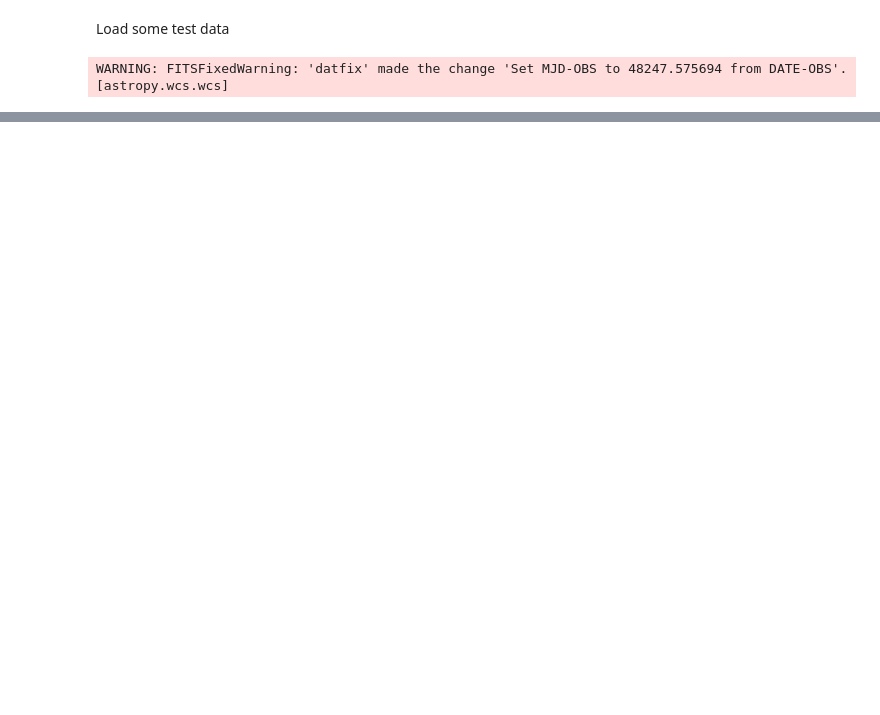
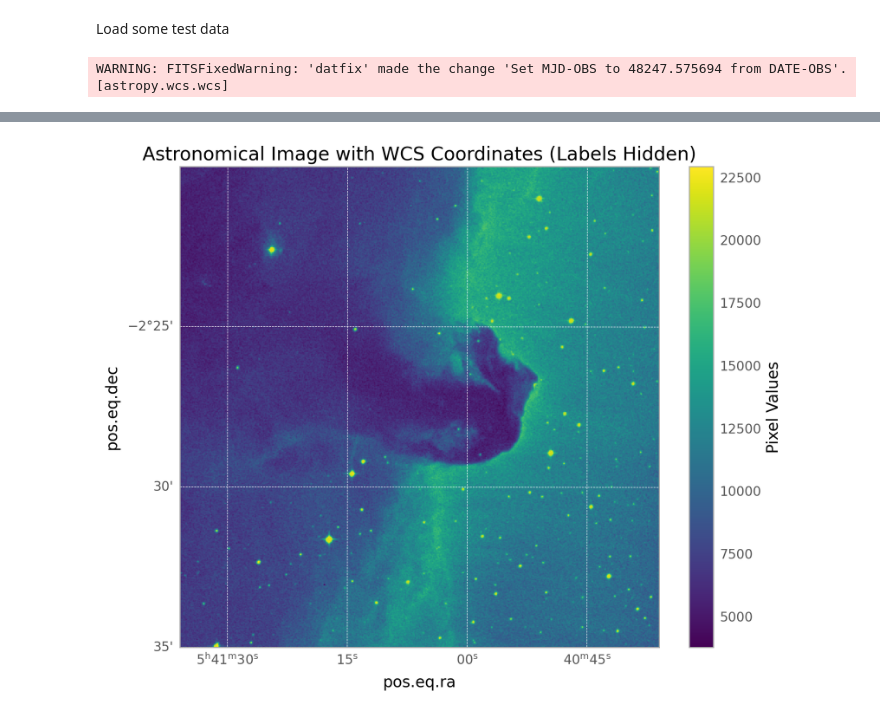
Before and after one commit to Chisen-Lupus/astro-utils, a Jupyter notebook: demo.ipynb, the cells around one changed output, grey strips where cells are left out. Saved outputs shown, nothing was run; the diff lists cells and outputs as text; code cells hidden in the pictures; blank space fills up the shorter version.

```diff
--- a/demo.ipynb
+++ b/demo.ipynb
@@ -61,0 +410,50 @@ VBox(children=(HBox(children=(ToggleButtons(layout=Layout(height='33px', width='
+# %%
+import numpy as np
+import matplotlib.pyplot as plt
+from astropy.io import fits
+from astropy.wcs import WCS
+
+# Load a FITS image (replace with your actual FITS file)
+hdulist = fits.open(image_file)
+data = hdulist[0].data
+header = hdulist[0].header
+
+# Create WCS object from the header
+wcs = WCS(header)
+
+# Close the FITS file
+hdulist.close()
+
+# Create a figure and a set of subplots with WCS projection
+fig = plt.figure(figsize=(10, 8))
+ax = fig.add_subplot(111, projection=wcs)
+
+# Plot the image data
+im = ax.imshow(data, cmap='viridis', origin='lower')
+
+# Add WCS grid
+ax.grid(color='white', linestyle='--', linewidth=0.5)
+
+# Set axis labels to empty strings to hide them
+ax.coords[0].set_axislabel('')  # Hide the RA label
+ax.coords[1].set_axislabel_visibility_rule('labels')
+ax.set_ylabel('1')
+ax.coords[1].set_axislabel('')  # Hide the Dec label
+
+# Optionally, set the tick label format
+# ax.coords[0].set_ticklabel_format(formatter='hh:mm:ss')  # RA in hours:minutes:seconds
+# ax.coords[1].set_ticklabel_format(formatter='dd.dd')      # Dec in degrees
+
+# Keep the grid enabled on the axes
+ax.coords[0].grid(color='white', linestyle='--', linewidth=0.5)
+ax.coords[1].grid(color='white', linestyle='--', linewidth=0.5)
+
+# Add a colorbar
+plt.colorbar(im, ax=ax, orientation='vertical', label='Pixel Values')
+
+# Add a title
+plt.title('Astronomical Image with WCS Coordinates (Labels Hidden)')
+
+# Show the plot
+plt.show()
+# %% [output]
@@ -61,0 +461 @@ VBox(children=(HBox(children=(ToggleButtons(layout=Layout(height='33px', width='
+[figure, added]
```
Also changed, not shown: parts of 14 cells of this notebook, 1 other file.
